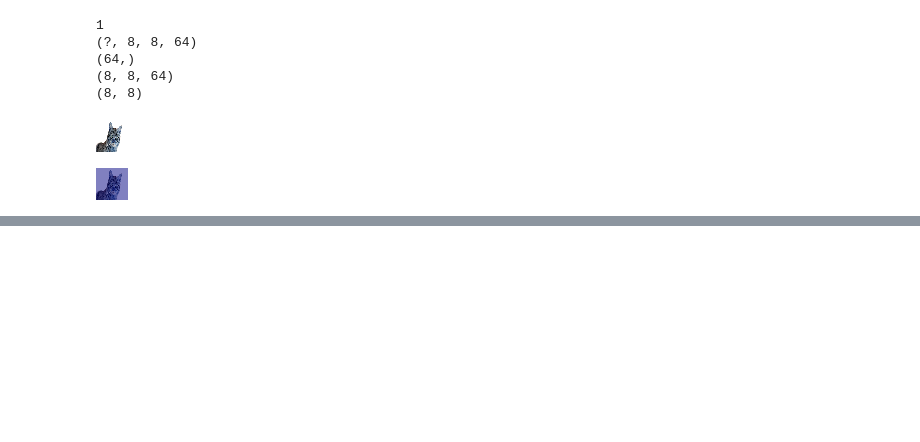
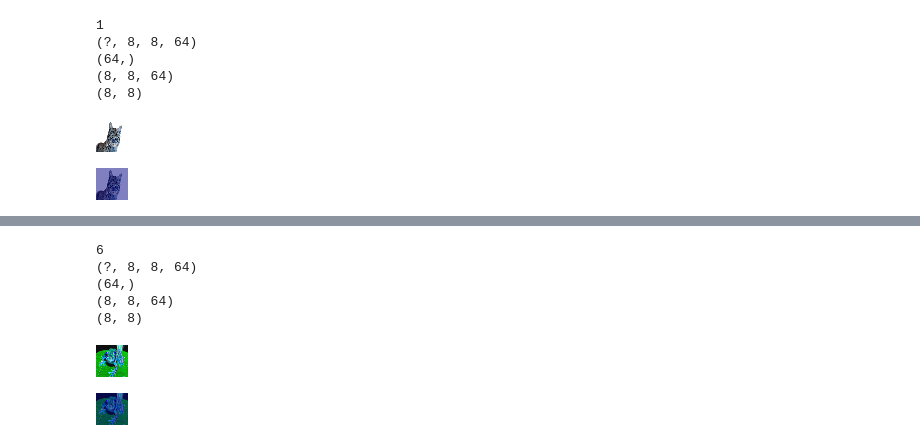
Before and after one commit to pwndubey77/resner-basics, a Jupyter notebook: assignment 4/4B/4B.ipynb, the cells around one changed output, grey strips where cells are left out. Cells and saved outputs as stored; diff of their text form; code cells hidden in the pictures; blank space fills up the shorter version.

```diff
--- a/assignment 4/4B/4B.ipynb
+++ b/assignment 4/4B/4B.ipynb
@@ -596,0 +717,42 @@ cv2_imshow(superimposed_img)
+# %%
+
+
+frog = io.imread("https://ichef.bbci.co.uk/news/320/cpsprodpb/103CF/production/_106211566_scheele2hr.jpg")
+frog = cv2.resize(frog, dsize=(32, 32), interpolation=cv2.INTER_CUBIC)
+x = image.img_to_array(frog)
+x = np.expand_dims(x, axis=0)
+x = preprocess_input(x)
+
+preds = model.predict(x)
+class_idx = np.argmax(preds[0])
+print(class_idx)
+class_output = model.output[:, class_idx]
+last_conv_layer = model.get_layer("conv2d_41") #conv2d_42
+
+grads = K.gradients(class_output, last_conv_layer.output)[0]
+print(grads.shape)
+pooled_grads = K.mean(grads, axis=(0, 1, 2))
+print(pooled_grads.shape)
+iterate = K.function([model.input], [pooled_grads, last_conv_layer.output[0]])
+
+pooled_grads_value, conv_layer_output_value = iterate([x])
+heatmap = np.mean(conv_layer_output_value, axis = -1)
+print(conv_layer_output_value.shape)
+print(heatmap.shape)
+heatmap = np.maximum(heatmap, 0)
+heatmap /= np.max(heatmap)
+heatmap = cv2.resize(heatmap, (frog.shape[1], frog.shape[0]))
+heatmap = np.uint8(255 * heatmap)
+heatmap = cv2.applyColorMap(heatmap, cv2.COLORMAP_JET)
+superimposed_img = cv2.addWeighted(frog, 0.5, heatmap, 0.5, 0)
+from google.colab.patches import cv2_imshow
+cv2_imshow( frog)
+cv2_imshow(superimposed_img)
+# %% [output]
+6
+(?, 8, 8, 64)
+(64,)
+(8, 8, 64)
+(8, 8)
+[figure, added]
+[figure, added]
```
Also changed, not shown: parts of 8 cells of this notebook, 1 other file.
